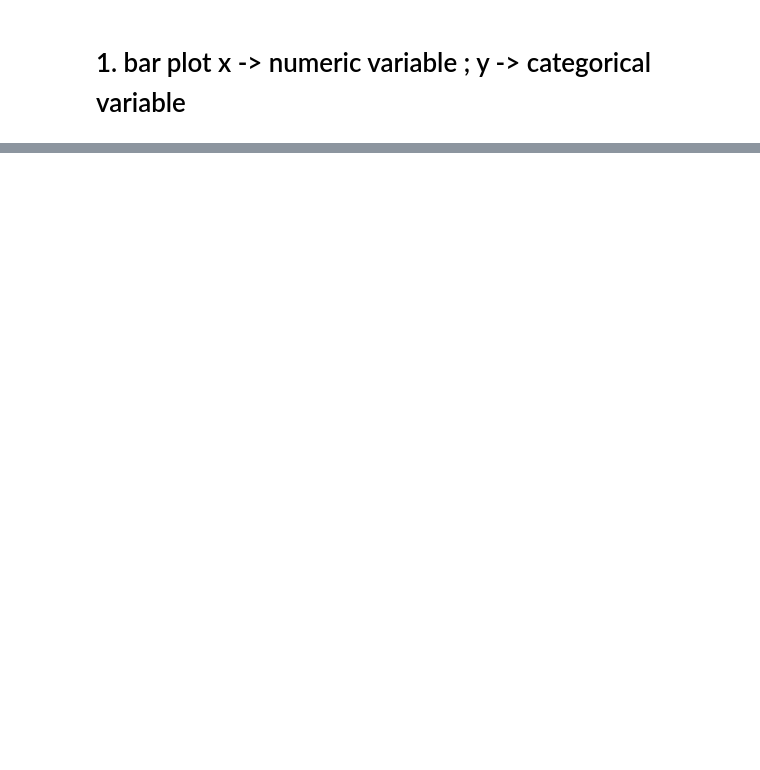
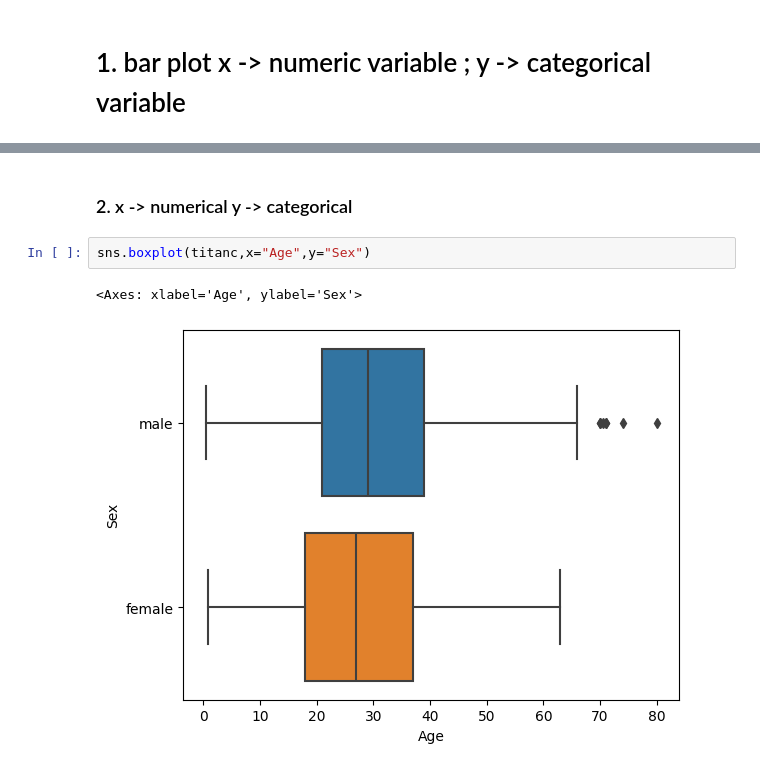
Before and after one commit to sankar0453/statistics, a Jupyter notebook: EDA_FSDM.ipynb, the cells around one changed output, grey strips where cells are left out. Drawn from its saved outputs; the diff is of its cells as text; blank space fills up the shorter version.

```diff
--- a/EDA_FSDM.ipynb
+++ b/EDA_FSDM.ipynb
@@ -375,0 +378,7 @@ TypeError: barplot() takes from 0 to 1 positional arguments but 2 were given
+# %% [markdown]
+### 2. x -> numerical y -> categorical
+# %%
+sns.boxplot(titanc,x="Age",y="Sex")
+# %% [output]
+<Axes: xlabel='Age', ylabel='Sex'>
+[figure, added]
```
Also changed, not shown: parts of 13 cells of this notebook, 4 other files.
